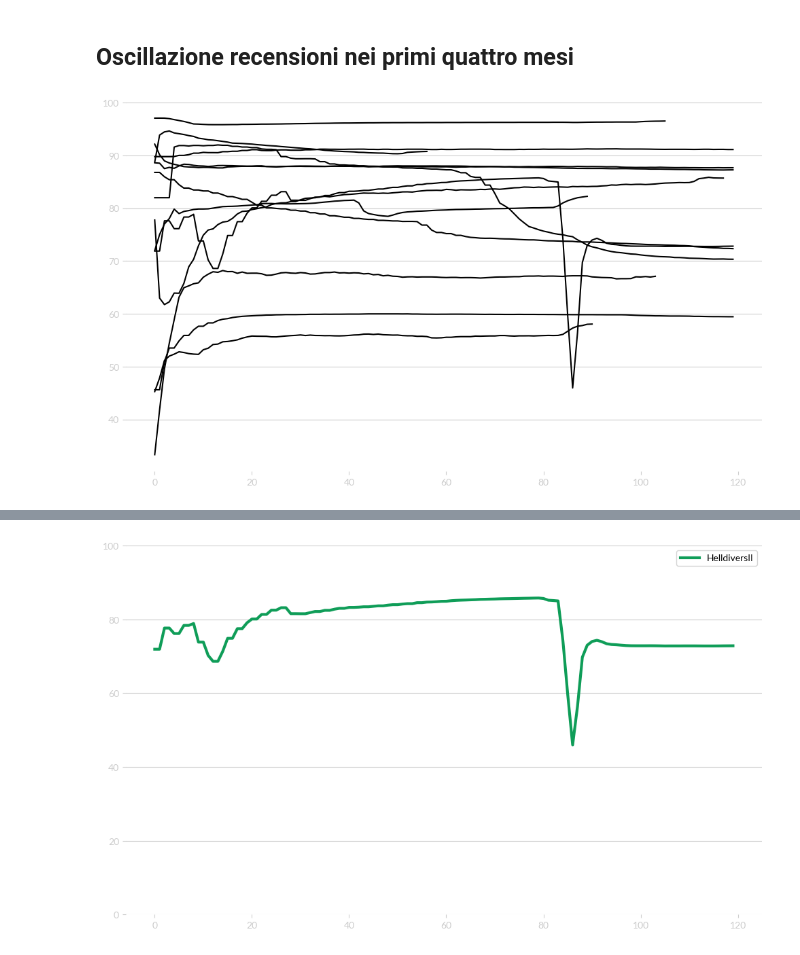
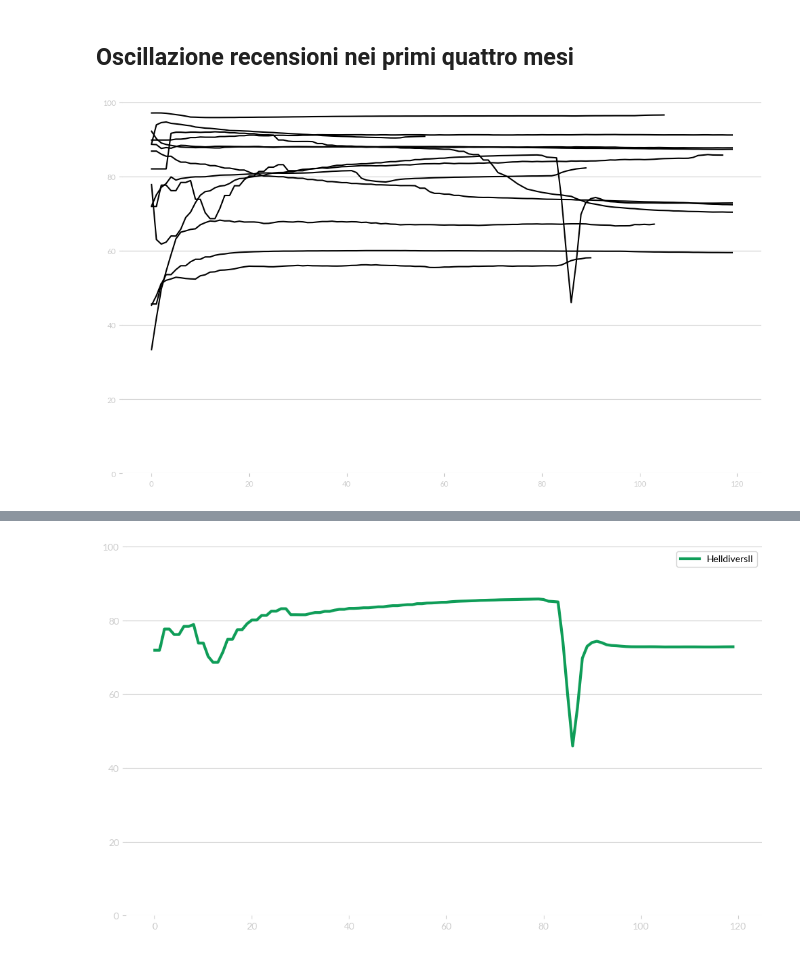
Before and after one commit to demic-dev/vs-project, a Jupyter notebook: charts.ipynb, the cells around one changed output, grey strips where cells are left out. Saved outputs shown, nothing was run; the diff lists cells and outputs as text; code cells hidden in the pictures.

```diff
--- a/charts.ipynb
+++ b/charts.ipynb
@@ -255,20 +255,21 @@ for f in csv_files:
 # %%
 fig, ax = plt.subplots(figsize=(10,6))
 for spine in plt.gca().spines.values(): spine.set_visible(False)
 
 for game in games_reviews:
     df = games_reviews[game]
 
     ax.plot(df.index, df['Rating'], label=game, color="black")
 
+ax.set_ylim(0, 100)
 plt.tight_layout()
 ax.set_axisbelow(True)
 ax.tick_params(colors='#cccccc')
 ax.yaxis.grid(color='#cccccc')
 
 plt.savefig(build_chart_path("fluctuations_reviews"), format="svg")
 # %% [output]
-[figure, old version]
+[figure, new version]
 # %%
 fig, ax = plt.subplots(figsize=(10,6))
 for spine in plt.gca().spines.values(): spine.set_visible(False)
```
Also changed, not shown: parts of 1 cell of this notebook, 1 other file.
